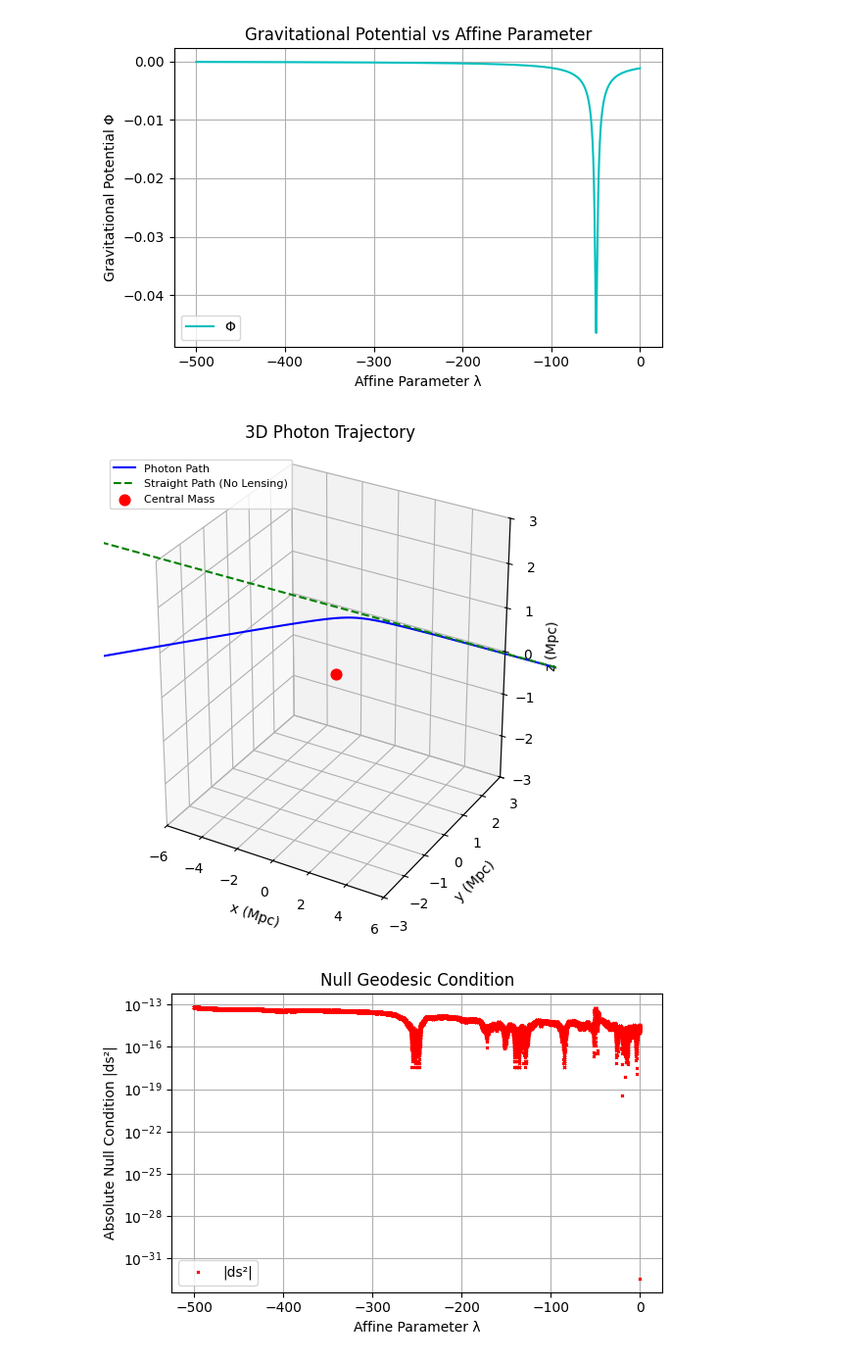
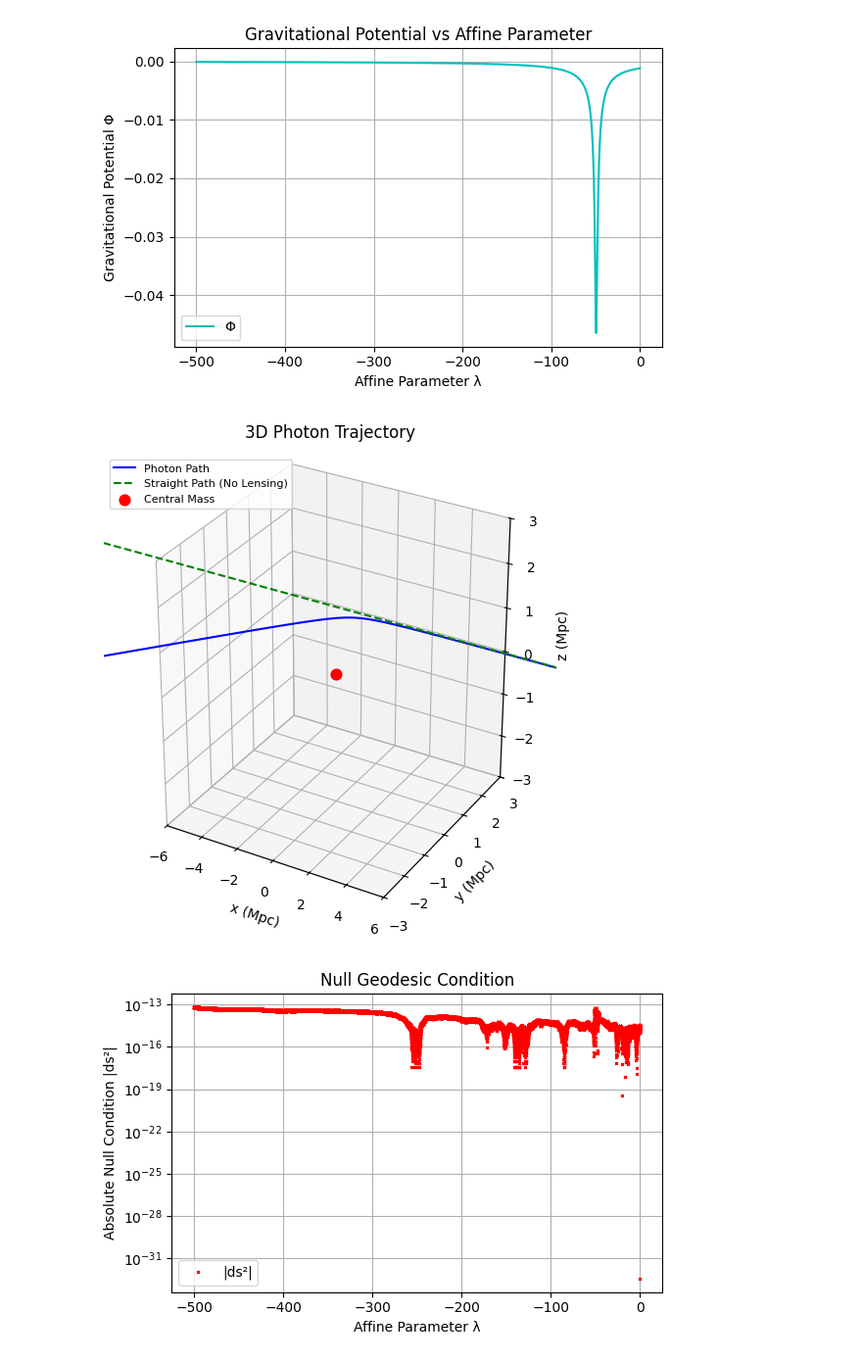
Before and after one commit to rafisics/null-geodesics, a Jupyter notebook: null-geodesics-new.ipynb, the cells around one changed output. Shown at 98% size. Drawn from its saved outputs; the diff is of its cells as text; code cells hidden in the pictures.

```diff
--- a/null-geodesics-new.ipynb
+++ b/null-geodesics-new.ipynb
@@ -245,26 +248,24 @@ plt.show()
 # %%
 fig = plt.figure(figsize=(8, 6))
 ax = fig.add_subplot(111, projection='3d')
-
 ax.plot(x, y, z, color='blue', label='Photon Path')
 ax.plot(x_straight, y_straight, z_straight, color='green', linestyle='--',
         label='Straight Path (No Lensing)')
 ax.scatter([0], [0], [0], color='red', s=60, label='Central Mass')
-
 ax.set_xlabel('x (Mpc)')
 ax.set_ylabel('y (Mpc)')
-ax.set_zlabel('z (Mpc)')
+ax.set_zlabel('')  # Clear the default z-axis label
+ax.text2D(1, 0.6, 'z (Mpc)', transform=ax.transAxes, rotation=90, va='center', ha='left')
 ax.set_xlim([-6, 6])
 ax.set_ylim([-3, 3])
 ax.set_zlim([-3, 3])
 ax.set_box_aspect([1, 1, 1.2])
 ax.set_title('3D Photon Trajectory', pad=12)
 ax.legend(fontsize=8, loc="upper left")
-
-# plt.subplots_adjust(left=0.05, right=0.95, bottom=0.05, top=0.95)
+plt.savefig('plot_3d_trajectory.pdf')
 plt.show()
 # %% [output]
-[figure, old version]
+[figure, new version]
 # %%
 # Null condition plot
 plt.figure(figsize=(6, 4))
```
Also changed, not shown: parts of 8 cells of this notebook, 1 other file.
